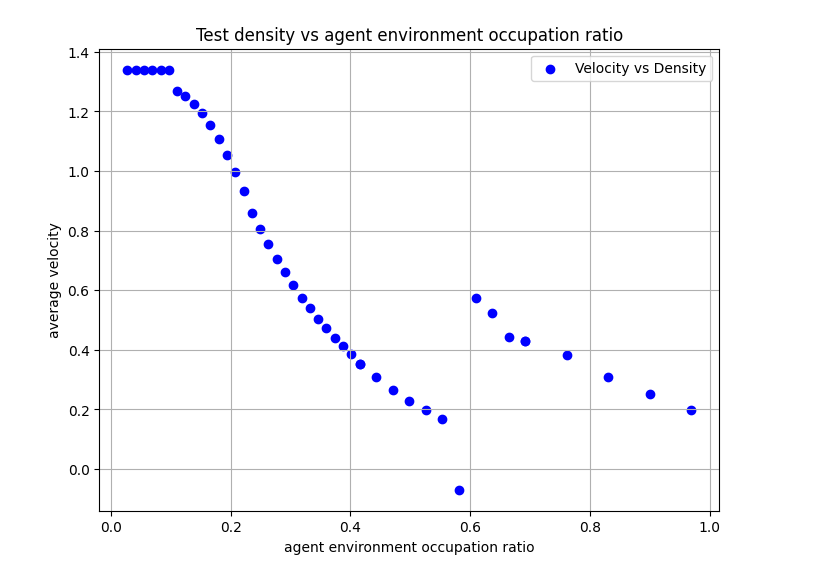
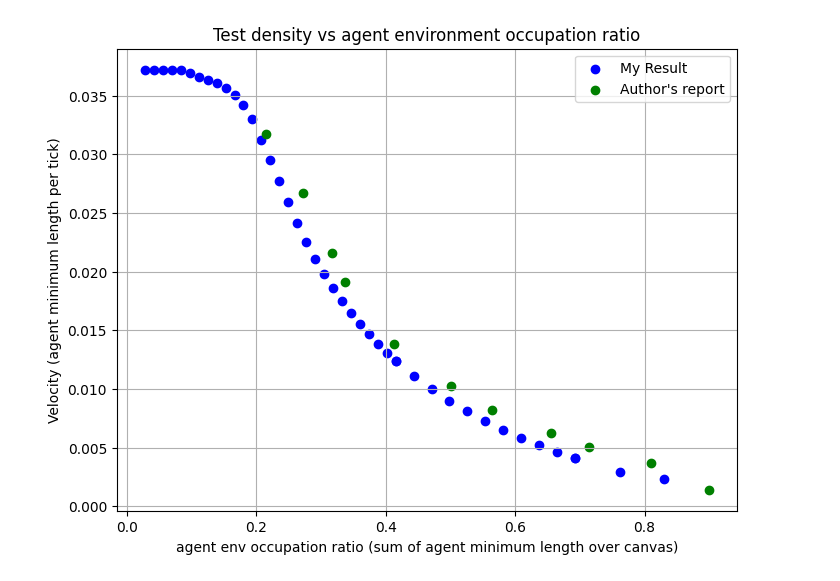
Before and after one commit to s2013568/DEM_test, a Jupyter notebook: Ageng_based_simulation/Force_based_model/Data_dump/1D_sim_dump/Data_plotting.ipynb, the cells around one changed output. Cells and saved outputs as stored; diff of their text form; code cells hidden in the pictures.

```diff
--- a/Ageng_based_simulation/Force_based_model/Data_dump/1D_sim_dump/Data_plotting.ipynb
+++ b/Ageng_based_simulation/Force_based_model/Data_dump/1D_sim_dump/Data_plotting.ipynb
@@ -23,6 +23,8 @@ def plot_velocity_vs_density(filename):
     agent_counts, velocities, densities = read_csv_file(filename)
     for i in range(len(agent_counts)):
         agent_counts[i] = (agent_counts[i] * 0.36) / 26
+    for i in range(len(velocities)):
+        velocities[i] = velocities[i] / (0.36 * 100)
 
 
     # Create the plot
@@ -32,17 +34,17 @@ def plot_velocity_vs_density(filename):
 
     # Add labels and title
     plt.title("Test Agent Velocity vs Density")
-    plt.xlabel("agent area of control Density")
-    plt.ylabel("Velocity")
+    plt.xlabel("agent area of control Density (total agent length over total canvas)")
+    plt.ylabel("Velocity (agent minimum length per tick)")
     plt.grid(True)
 
     # Add legend
-    plt.legend(loc="best")
+    # plt.legend(loc="best")
 
     # Display the plot
     plt.show()
 
 # Call the function to plot the graph
-csv_filename = "Cannon Result.csv"
+csv_filename = "Fixed Results.csv"
 plot_velocity_vs_density(csv_filename)
 # %% [output]
@@ -73,6 +75,9 @@ def plot_velocity_vs_density(filename):
     for i in range(len(agent_counts)):
         agent_counts[i] = (agent_counts[i] * 0.36) / 26
 
+    for i in range(len(velocities)):
+        velocities[i] = velocities[i] / (0.36 * 100)
+
     # Create the plot
     plt.figure(figsize=(8, 6))
     plt.scatter(agent_counts, densities, color='blue', label="Velocity vs Density")
@@ -80,8 +85,8 @@ def plot_velocity_vs_density(filename):
 
     # Add labels and title
     plt.title("Density against agent env occupation ratio")
-    plt.xlabel("agent env occupation ratio")
-    plt.ylabel("Agent area of control density")
+    plt.xlabel("agent env occupation ratio (sum of agent minimum length over canvas)")
+    plt.ylabel("Agent area of control density (total agent length over canvas)")
     plt.grid(True)
 
     # Add legend
@@ -91,6 +96,6 @@ def plot_velocity_vs_density(filename):
     plt.show()
 
 # Call the function to plot the graph
-csv_filename = "Cannon Result.csv"
+csv_filename = "Fixed Results.csv"
 plot_velocity_vs_density(csv_filename)
 # %% [output]
@@ -109,38 +114,66 @@ def read_csv_file(filename):
         reader = csv.reader(file)
         next(reader)  # Skip the header row
         for row in reader:
-            agent_counts.append(int(row[0]))
+            agent_counts.append(float(row[0]))
             velocities.append(float(row[1]))
             densities.append(float(row[2]))
 
     return agent_counts, velocities, densities
 
+
+def Read_bench_mark(filename):
+    Density = []
+    velocity = []
+
+    with open(filename, mode='r') as file:
+        reader = csv.reader(file)
+        next(reader)  # Skip the header row
+        for row in reader:
+            Density.append(float(row[0]))
+            velocity.append(float(row[1]))
+
+    return Density, velocity
+
 # Function to plot velocity against density
 def plot_velocity_vs_density(filename):
     agent_counts, velocities, densities = read_csv_file(filename)
 
+    Chi_Agent, Chi_Velocity= Read_bench_mark("Chi's Result.csv")
+
+    for i in range(len(Chi_Agent)):
+        Chi_Agent[i] = Chi_Agent[i] * 0.36
+
     for i in range(len(agent_counts)):
-        agent_counts[i] = (agent_counts[i] * 0.36) / 26
+        agent_counts[i] = agent_counts[i] * 0.36 / 26
+
+    for i in range(len(velocities)):
+        velocities[i] = velocities[i] / (0.36 * 100)
+    for i in range(len(Chi_Velocity)):
+        Chi_Velocity[i] = Chi_Velocity[i] / (0.36 * 100)
+
+    # for i in range(len(agent_counts)):
+    #     agent_counts[i] = (agent_counts[i] * 0.36) / 26
 
     # Create the plot
     plt.figure(figsize=(8, 6))
-    plt.scatter(agent_counts, velocities, color='blue', label="Velocity vs Density")
+    plt.scatter(agent_counts, velocities, color='blue', label="My Result")
+    plt.scatter(Chi_Agent, Chi_Velocity, color = 'green', label="Author's report" )
     # plt.plot(densities, velocities, color='blue', linestyle='--')
 
     # Add labels and title
     plt.title("Test density vs agent environment occupation ratio")
-    plt.xlabel("agent environment occupation ratio")
-    plt.ylabel("average velocity")
+    plt.xlabel("agent env occupation ratio (sum of agent minimum length over canvas)")
+    plt.ylabel("Velocity (agent minimum length per tick)")
     plt.grid(True)
 
     # Add legend
     plt.legend(loc="best")
 
     # Display the plot
     plt.show()
 
 # Call the function to plot the graph
-csv_filename = "Cannon Result.csv"
+csv_filename = "Fixed Results.csv"
 plot_velocity_vs_density(csv_filename)
 # %% [output]
-[figure, old version]
+[figure, new version]
```
Also changed, not shown: parts of 2 cells of this notebook, 7 other files.
